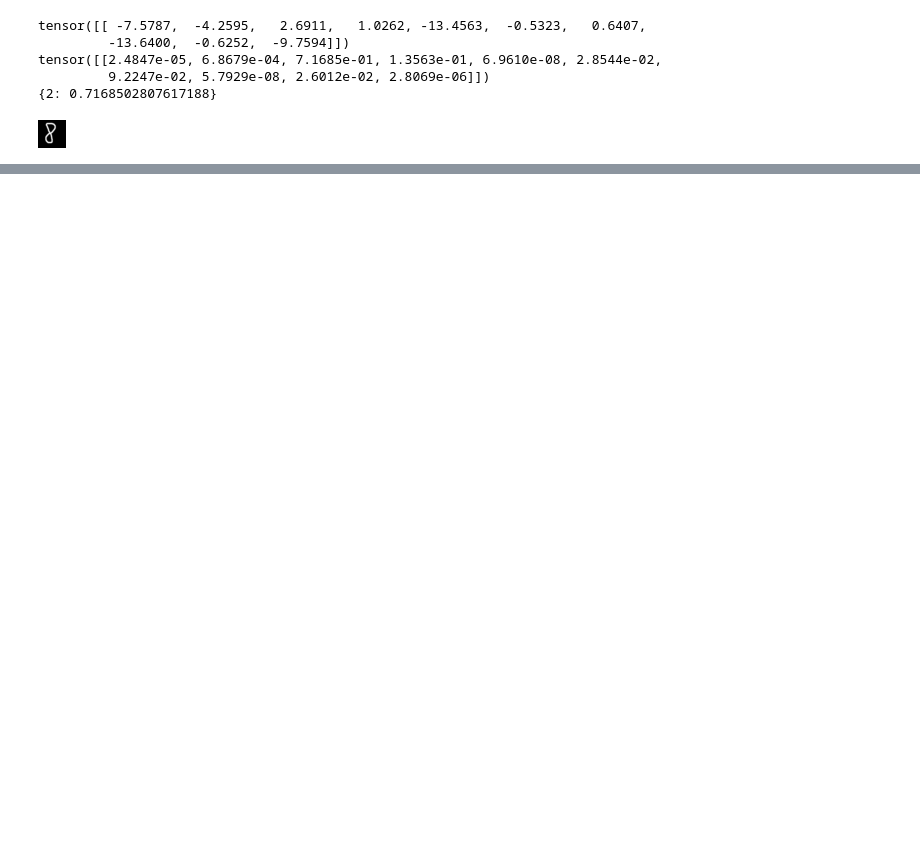
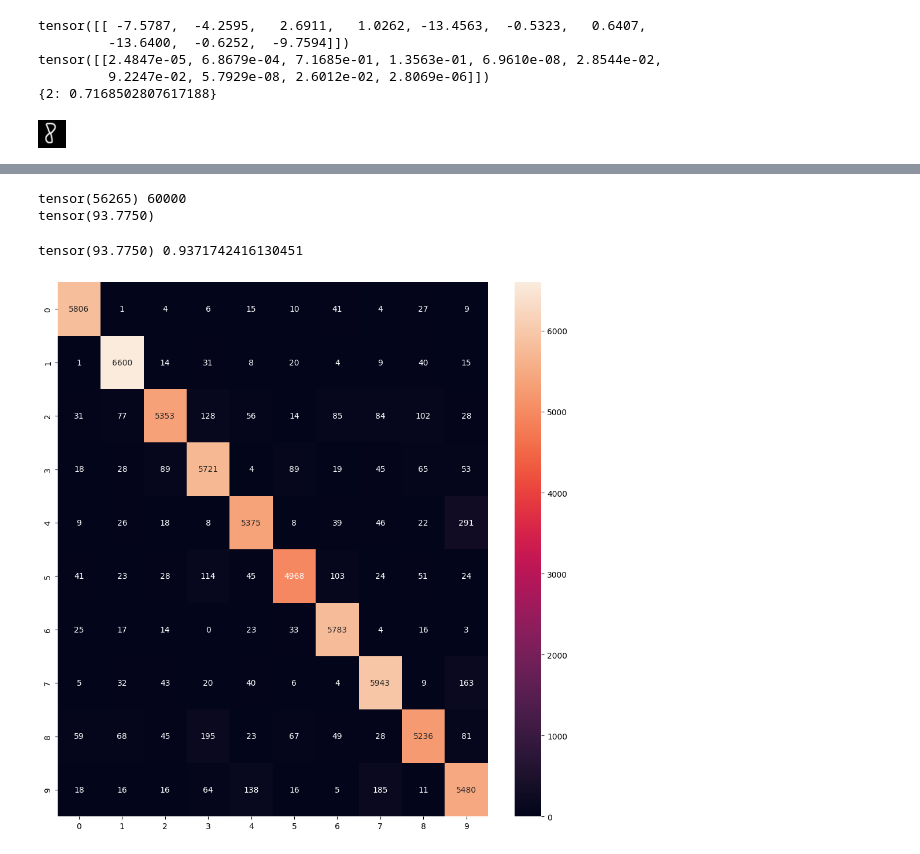
Before and after one commit to charphob/aisem22, a Jupyter notebook: resnet1.ipynb, the cells around one changed output, grey strips where cells are left out. Cells and saved outputs as stored; diff of their text form; code cells hidden in the pictures; blank space fills up the shorter version.

```diff
--- a/resnet1.ipynb
+++ b/resnet1.ipynb
@@ -670,0 +298,51 @@ torch       1.0.1.post2
+# %%
+correct_pred, num_examples = 0, 0
+true_lables, pred_labels = [],[]
+
+for i, (features, targets) in enumerate(train_loader):
+    features = features.to(device)
+    targets = targets.to(device)
+    logits, probas = model(features)
+
+    _, predicted_labels = torch.max(probas, 1)
+    num_examples += targets.size(0)
+    correct_pred += (predicted_labels == targets).sum()
+print(correct_pred,num_examples)
+print(correct_pred.float()/num_examples * 100)
+# %% [output]
+tensor(56265) 60000
+tensor(93.7750)
+# %%
+import seaborn as sns
+from sklearn.metrics import f1_score
+
+def compute_accuracy_and_cm(model, data_loader):
+    correct_pred, num_examples = 0, 0
+    true_labels, pred_labels = [], []
+    for i, (features, targets) in enumerate(data_loader):
+        features = features.to(device)
+        targets = targets.to(device)
+        logits, probas = model(features)
+        _, predicted_labels = torch.max(probas, 1)
+        num_examples += targets.size(0)
+        correct_pred += (predicted_labels == targets).sum()
+        true_labels.append(targets.cpu().numpy())
+        pred_labels.append(predicted_labels.cpu().numpy())
+    true_labels = np.concatenate(true_labels)
+    pred_labels = np.concatenate(pred_labels)
+    cm = confusion_matrix(true_labels, pred_labels)
+    f1 = f1_score(true_labels, pred_labels, average='macro')
+    return correct_pred, num_examples, correct_pred.float()/num_examples * 100, cm, f1
+
+a,b,accuracy,cm, f1 = compute_accuracy_and_cm(model,train_loader)
+
+print(accuracy,f1)
+class_types = [0,1,2,3,4,5,6,7,8,9]
+
+plt.figure(figsize=(12,12))
+sns_hmp = sns.heatmap(cm, annot=True, xticklabels = [class_types[i] for i in range(len(class_types))],
+            yticklabels = [class_types[i] for i in range(len(class_types))], fmt="d")
+fig = sns_hmp.get_figure()
+# %% [output]
+tensor(93.7750) 0.9371742416130451
+[figure, added]
```
Also changed, not shown: parts of 21 cells of this notebook, 1 other file.
